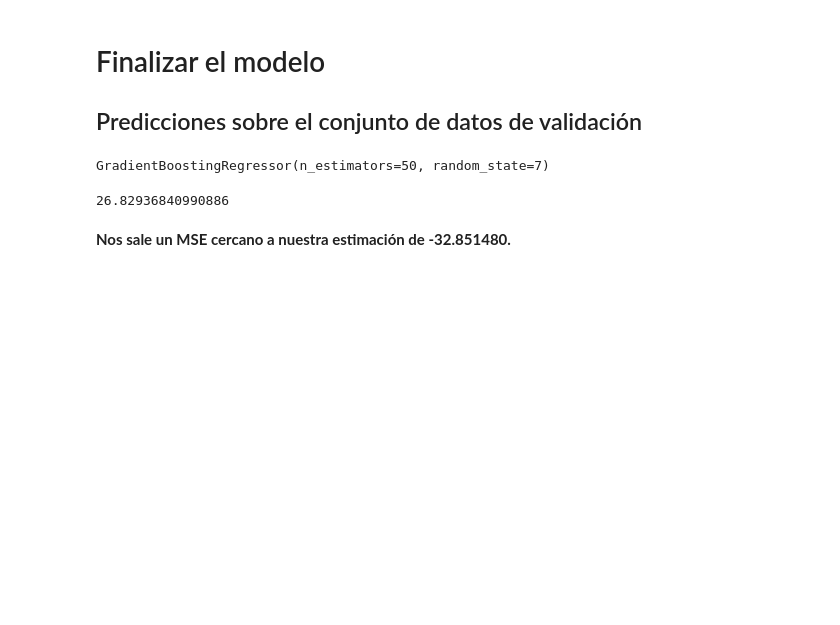
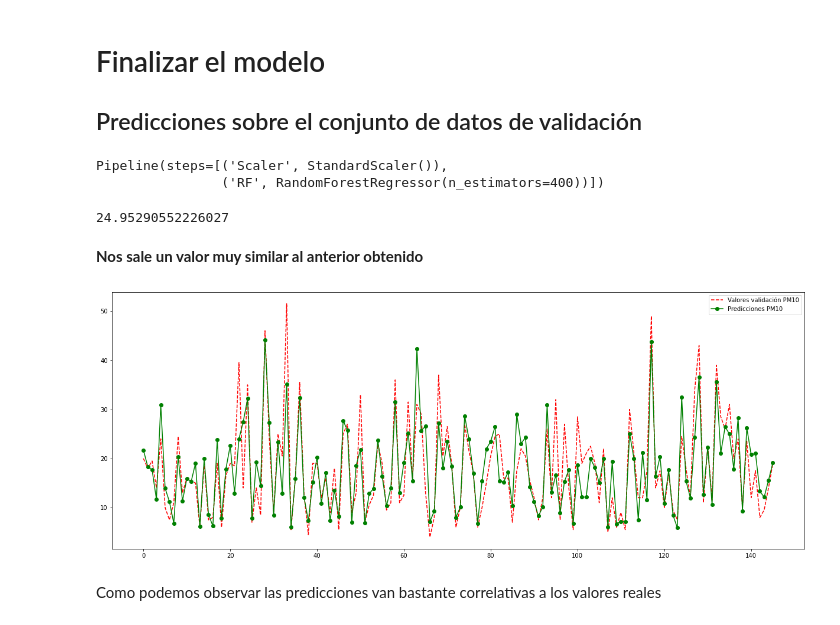
Before and after one commit to jrpecharroman/ProyectoBigData, a Jupyter notebook: Contaminacion/datosContaminacionMadrid/JupiterNoteBook/carlos/ModelosPredictivosMadrid.ipynb, the cells around one changed output. Saved outputs shown, nothing was run; the diff lists cells and outputs as text; code cells hidden in the pictures; blank space fills up the shorter version.

Commit message:
cambios en ModelosPredictivosMadrid
Retocando modelo, y generado gráfico con la predicción

```diff
--- a/Contaminacion/datosContaminacionMadrid/JupiterNoteBook/carlos/ModelosPredictivosMadrid.ipynb
+++ b/Contaminacion/datosContaminacionMadrid/JupiterNoteBook/carlos/ModelosPredictivosMadrid.ipynb
@@ -309,20 +294,39 @@ Mejor: -31.885426 usando {'n_estimators': 100}
 # %% [markdown]
 # Finalizar el modelo
 ##  Predicciones sobre el conjunto de datos de validación
-# %%
-## Preparamos el modelo y lo entrenamos sobre el dataset completo de entrenamiento
-scaler = StandardScaler().fit(X_train)
-rescaledX = scaler.transform(X_train)
-model = GradientBoostingRegressor(random_state=seed, n_estimators=50)
-model.fit(rescaledX, Y_train)
-# %% [output]
-GradientBoostingRegressor(n_estimators=50, random_state=7)
+# %%
+## Preparamos el modelo y lo entrenamos sobre el dataset de entrenamiento
+## cogiendo el dataset sin la selección de características
+
+array = dfMergeMadrid.values
+X = array[:,2:]
+y = array[:,1]
+validation_size = 0.20
+seed = 7
+X_train, X_validation, y_train, y_validation = train_test_split(X, y, test_size=validation_size, random_state=seed)
+
+model=Pipeline([('Scaler', StandardScaler()),('RF', RandomForestRegressor(n_estimators=400))])
+model.fit(X_train, y_train)
+# %% [output]
+Pipeline(steps=[('Scaler', StandardScaler()),
+                ('RF', RandomForestRegressor(n_estimators=400))])
 # %%
-### Transformamos el dataset de validación, con el escalado que trabajamos
-rescaledValidationX = scaler.transform(X_validation)
-predicciones = model.predict(rescaledValidationX)
-print(mean_squared_error(Y_validation, predicciones))
+### Aplicamos predicciones sobre el dataset de validación y obtenemos su error cuadrático medio
+
+predicciones = model.predict(X_validation)
+print(mean_squared_error(y_validation, predicciones))
 # %% [output]
-26.82936840990886
+24.95290552226027
-# %% [markdown]
-**Nos sale un MSE cercano a nuestra estimación de -32.851480.**
+# %% [markdown]
+**Nos sale un valor muy similar al anterior obtenido**
+# %%
+plt.figure(figsize=(21, 8))
+
+grafica = plt.plot(y_validation,'--r',predicciones,'-og')
+plt.legend(('Valores validación PM10', 'Predicciones PM10'),
+           loc='upper right')
+plt.show;
+# %% [output]
+[figure, added]
+# %% [markdown]
+Como podemos observar las predicciones van bastante correlativas a los valores reales
```
Also changed, not shown: parts of 9 cells of this notebook, 1 other file.
